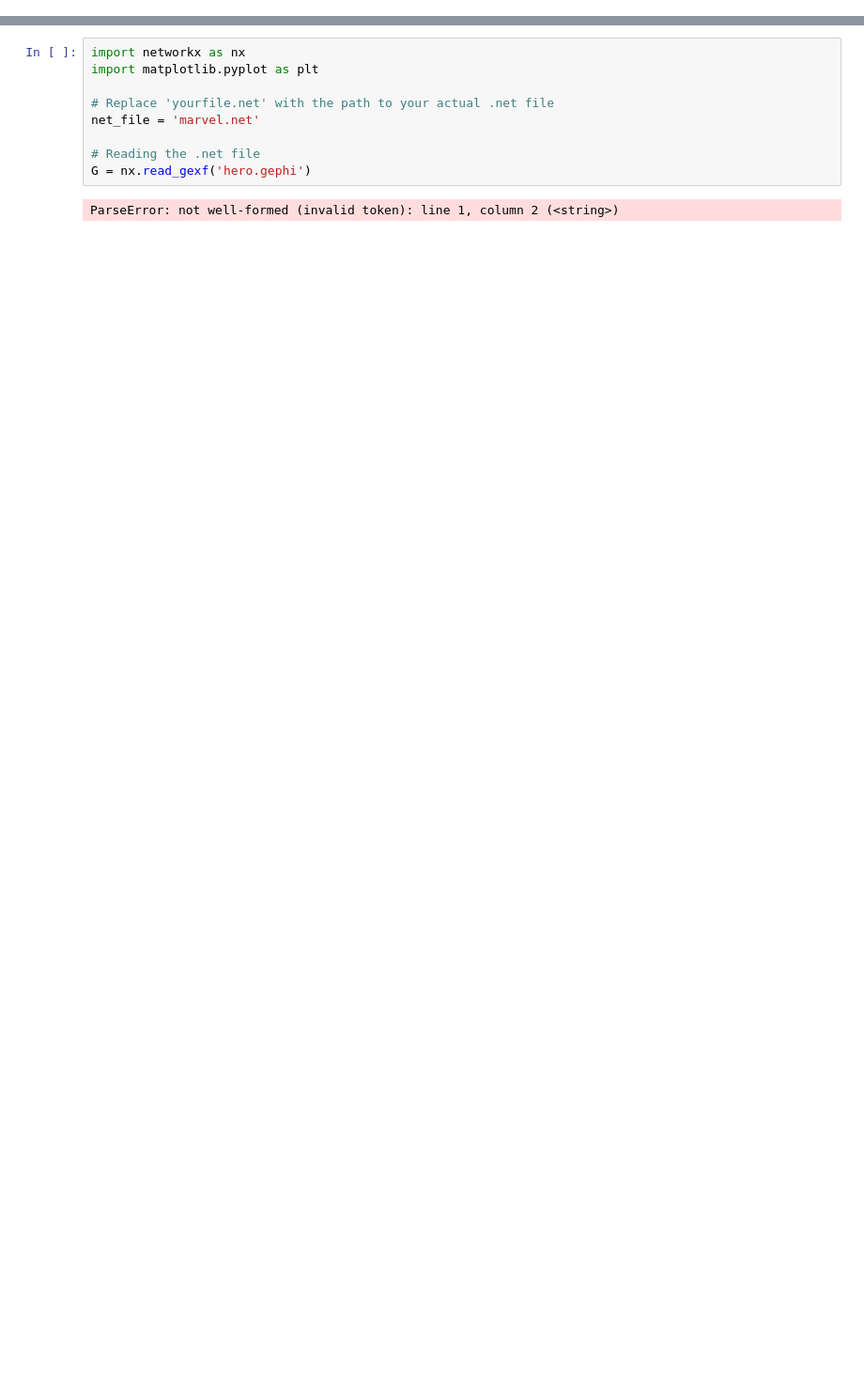
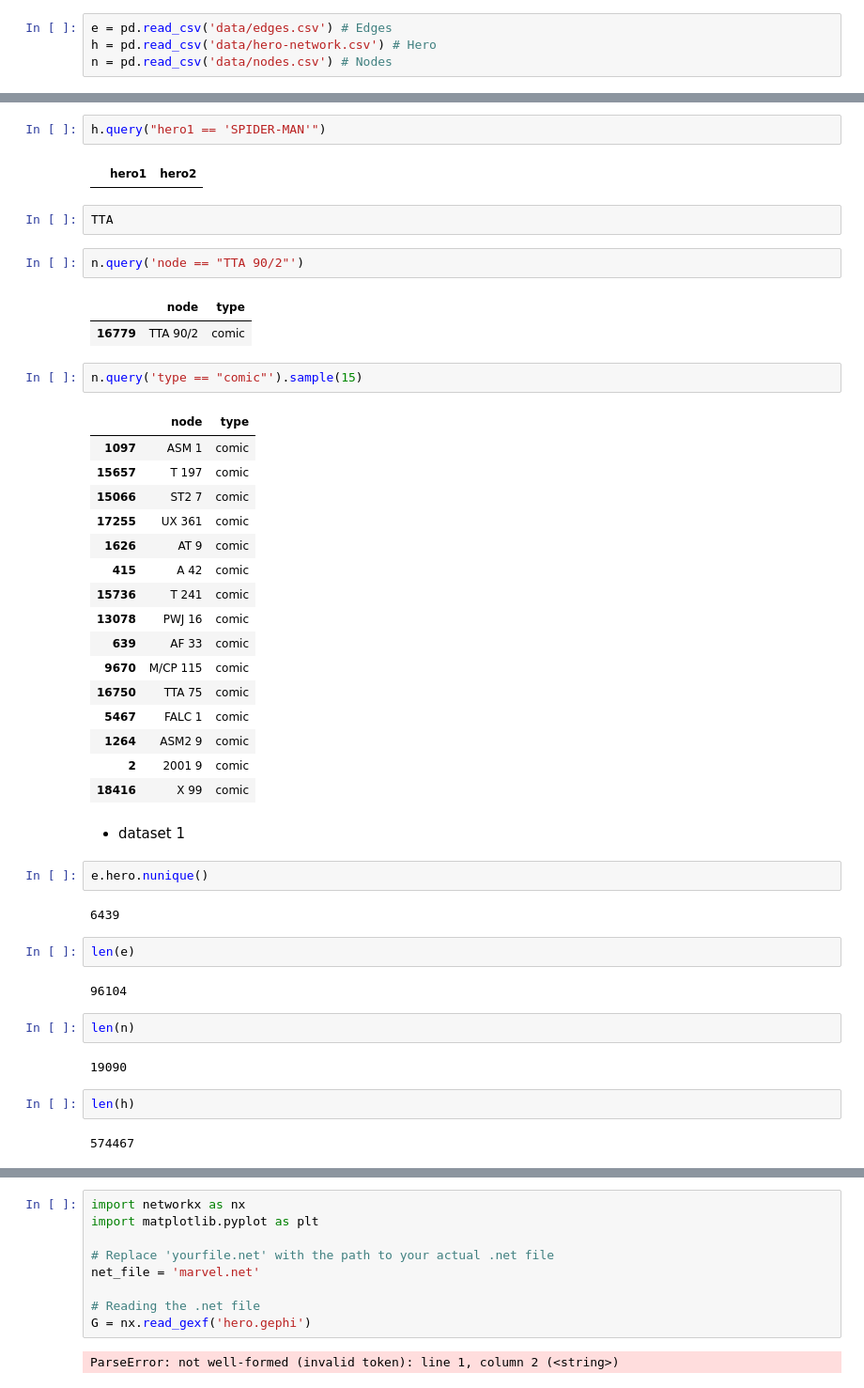
Before and after one commit to alejomaar/Network-Science-for-Data-Analytics, a Jupyter notebook: mini_project/notebook.ipynb, the cells around one changed output, grey strips where cells are left out. Shown at 94% size. Cells and saved outputs as stored; diff of their text form; blank space fills up the shorter version.

Commit message:
feat: model data

```diff
--- a/mini_project/notebook.ipynb
+++ b/mini_project/notebook.ipynb
@@ -0,0 +101,4 @@
+# %%
+e = pd.read_csv('data/edges.csv') # Edges
+h = pd.read_csv('data/hero-network.csv') # Hero
+n = pd.read_csv('data/nodes.csv') # Nodes
@@ -0,0 +139,48 @@
+# %%
+h.query("hero1 == 'SPIDER-MAN'")
+# %% [output]
+|  | hero1 | hero2 |
+# %%
+TTA
+# %%
+n.query('node == "TTA 90/2"')
+# %% [output]
+|  | node | type |
+| 16779 | TTA 90/2 | comic |
+# %%
+n.query('type == "comic"').sample(15)
+# %% [output]
+|  | node | type |
+| 1097 | ASM 1 | comic |
+| 15657 | T 197 | comic |
+| 15066 | ST2 7 | comic |
+| 17255 | UX 361 | comic |
+| 1626 | AT 9 | comic |
+| 415 | A 42 | comic |
+| 15736 | T 241 | comic |
+| 13078 | PWJ 16 | comic |
+| 639 | AF 33 | comic |
+| 9670 | M/CP 115 | comic |
+| 16750 | TTA 75 | comic |
+| 5467 | FALC 1 | comic |
+| 1264 | ASM2 9 | comic |
+| 2 | 2001 9 | comic |
+| 18416 | X 99 | comic |
+# %% [markdown]
+* dataset 1
+# %%
+e.hero.nunique()
+# %% [output]
+6439
+# %%
+len(e)
+# %% [output]
+96104
+# %%
+len(n)
+# %% [output]
+19090
+# %%
+len(h)
+# %% [output]
+574467
```
Also changed, not shown: parts of 23 cells of this notebook, 6 other files.
